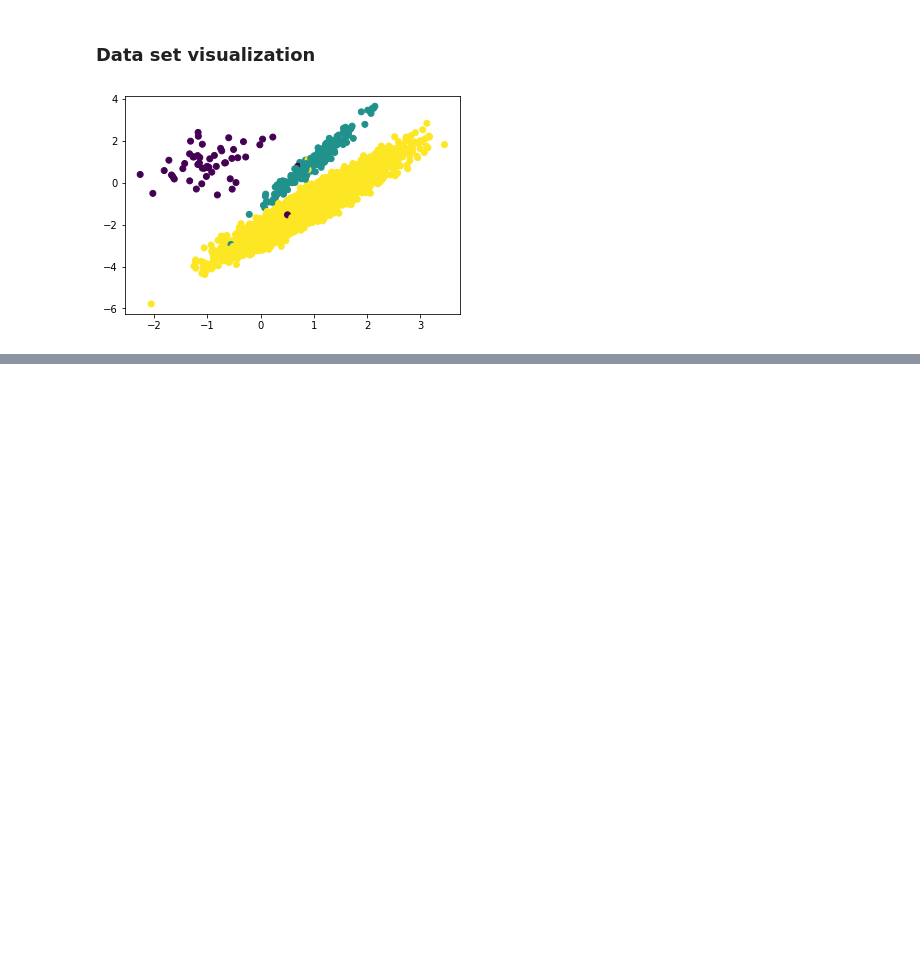
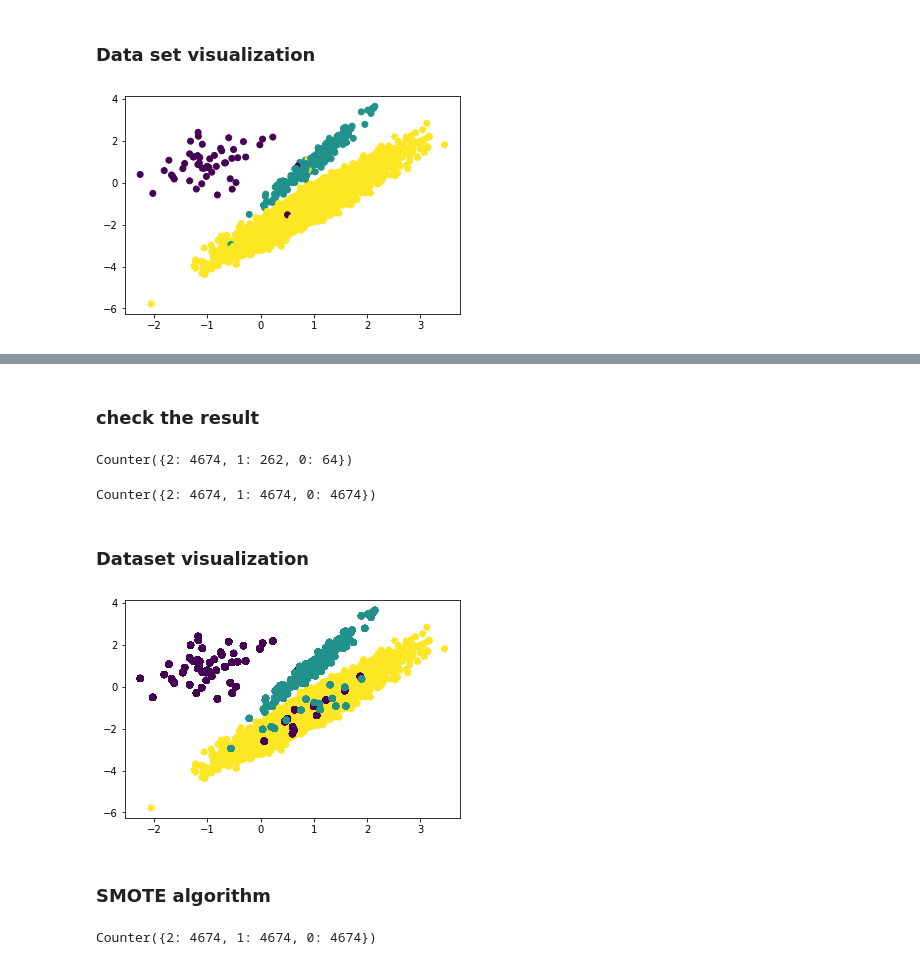
Before and after one commit to RabbitOfJnu/Machine-Learning, a Jupyter notebook: 03.Logistic Regression/02.Resolving the imbalance of category in classification.ipynb, the cells around one changed output, grey strips where cells are left out. Cells and saved outputs as stored; diff of their text form; code cells hidden in the pictures; blank space fills up the shorter version.

```diff
--- a/03.Logistic Regression/02.Resolving the imbalance of category in classification.ipynb
+++ b/03.Logistic Regression/02.Resolving the imbalance of category in classification.ipynb
@@ -46,0 +57,23 @@ plt.show()
+# %%
+ros = RandomOverSampler(random_state=0)
+# %%
+X_resampled, y_resampled = ros.fit_resample(X,y)
+# %% [markdown]
+### check the result
+# %%
+Counter(y)
+# %% [output]
+Counter({2: 4674, 1: 262, 0: 64})
+# %%
+Counter(y_resampled)
+# %% [output]
+Counter({2: 4674, 1: 4674, 0: 4674})
+# %% [markdown]
+### Dataset visualization
+# %%
+plt.scatter(X_resampled[:,0],X_resampled[:,1],c = y_resampled)
+plt.show()
+# %% [output]
+[figure, added]
+# %% [markdown]
+### SMOTE algorithm
@@ -46,0 +84,4 @@ plt.show()
+# %%
+Counter(y_resampled)
+# %% [output]
+Counter({2: 4674, 1: 4674, 0: 4674})
```
Also changed, not shown: parts of 17 cells of this notebook.
